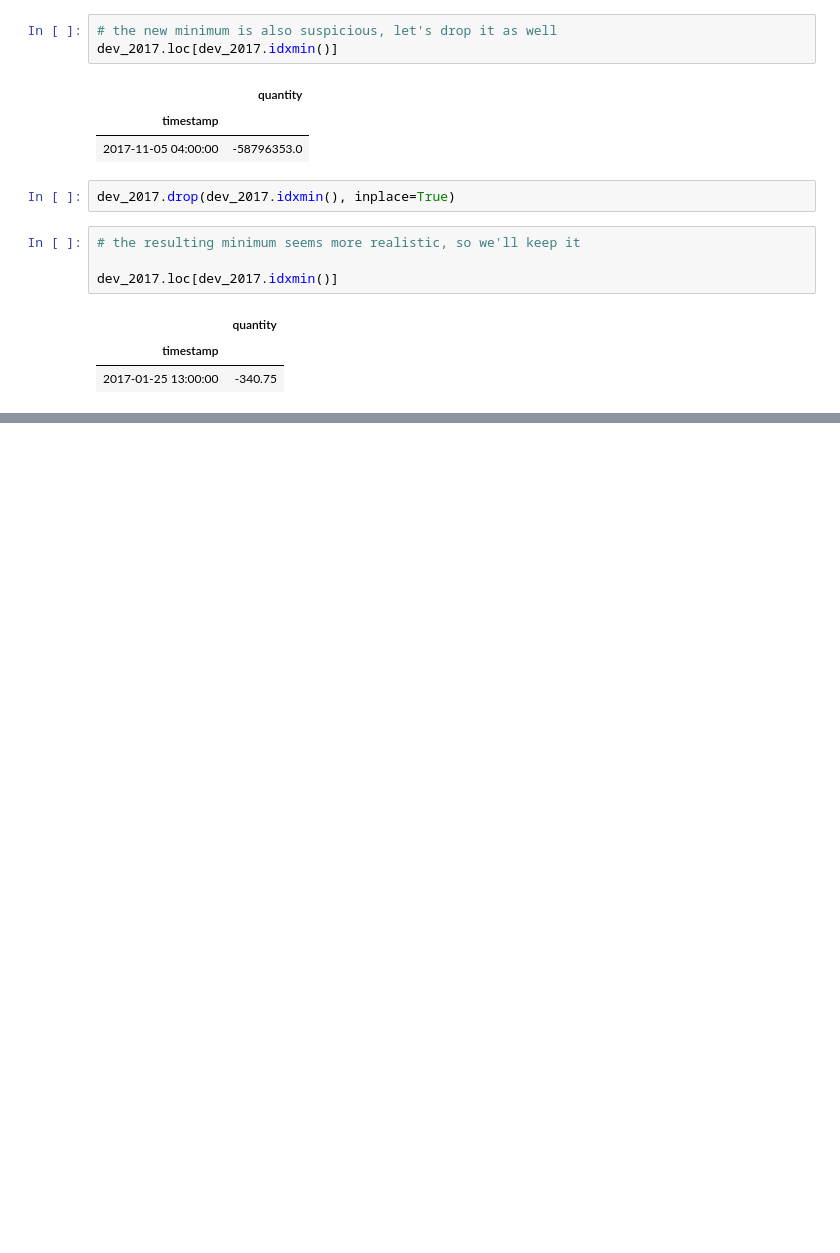
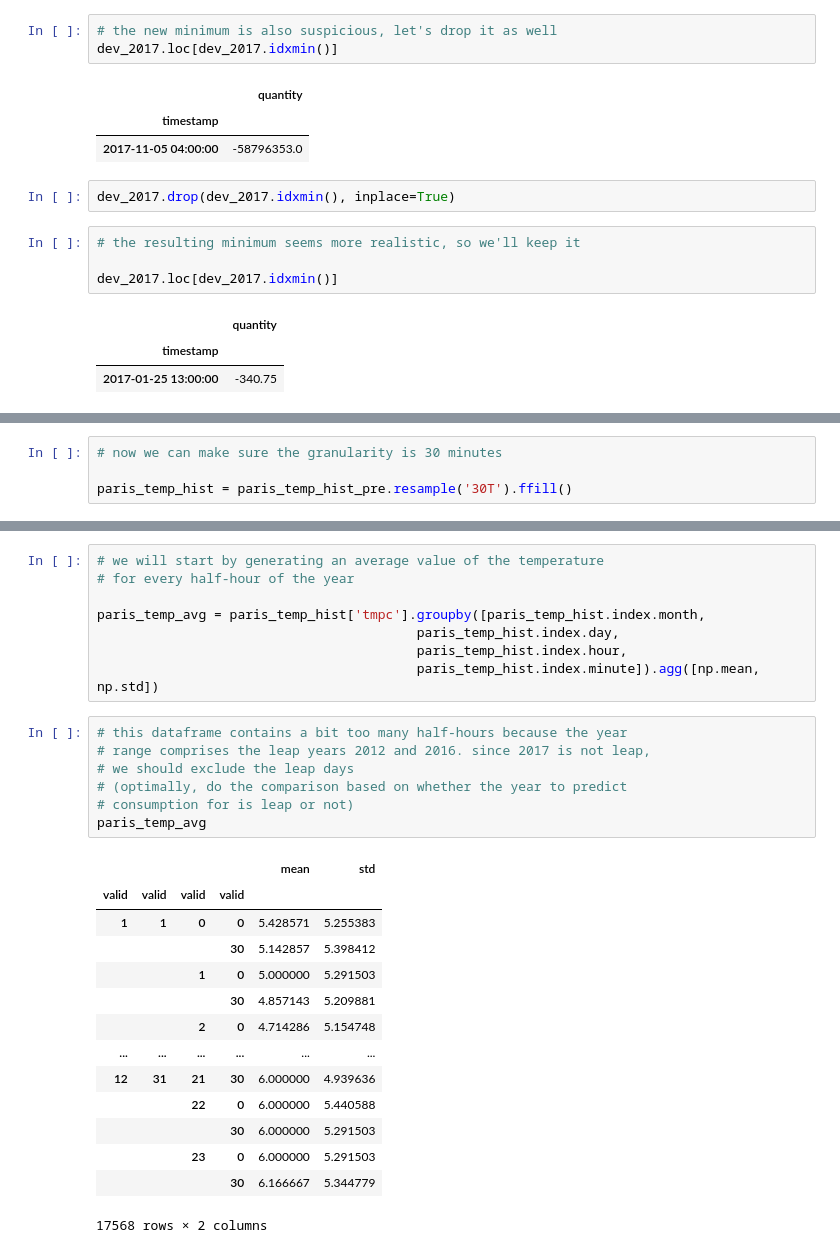
Before and after one commit to camilo-s/Aufgabe, a Jupyter notebook: aufgabe_draft.ipynb, the cells around one changed output, grey strips where cells are left out. Drawn from its saved outputs; the diff is of its cells as text; blank space fills up the shorter version.

```diff
--- a/aufgabe_draft.ipynb
+++ b/aufgabe_draft.ipynb
@@ -144,0 +344,4 @@ dev_2017_daily.plot()
+# %%
+# now we can make sure the granularity is 30 minutes
+
+paris_temp_hist = paris_temp_hist_pre.resample('30T').ffill()
@@ -144,0 +363,30 @@ dev_2017_daily.plot()
+# %%
+# we will start by generating an average value of the temperature
+# for every half-hour of the year
+
+paris_temp_avg = paris_temp_hist['tmpc'].groupby([paris_temp_hist.index.month,
+                                         paris_temp_hist.index.day,
+                                         paris_temp_hist.index.hour,
+                                         paris_temp_hist.index.minute]).agg([np.mean, np.std])
+# %%
+# this dataframe contains a bit too many half-hours because the year
+# range comprises the leap years 2012 and 2016. since 2017 is not leap,
+# we should exclude the leap days
+# (optimally, do the comparison based on whether the year to predict
+# consumption for is leap or not)
+paris_temp_avg
+# %% [output]
+|  |  |  |  | mean | std |
+| valid | valid | valid | valid |  |  |
+| 1 | 1 | 0 | 0 | 5.428571 | 5.255383 |
+|  |  |  | 30 | 5.142857 | 5.398412 |
+|  |  | 1 | 0 | 5.000000 | 5.291503 |
+|  |  |  | 30 | 4.857143 | 5.209881 |
+|  |  | 2 | 0 | 4.714286 | 5.154748 |
+| ... | ... | ... | ... | ... | ... |
+| 12 | 31 | 21 | 30 | 6.000000 | 4.939636 |
+|  |  | 22 | 0 | 6.000000 | 5.440588 |
+|  |  |  | 30 | 6.000000 | 5.291503 |
+|  |  | 23 | 0 | 6.000000 | 5.291503 |
+|  |  |  | 30 | 6.166667 | 5.344779 |
+17568 rows × 2 columns
```
Also changed, not shown: parts of 29 cells of this notebook.
